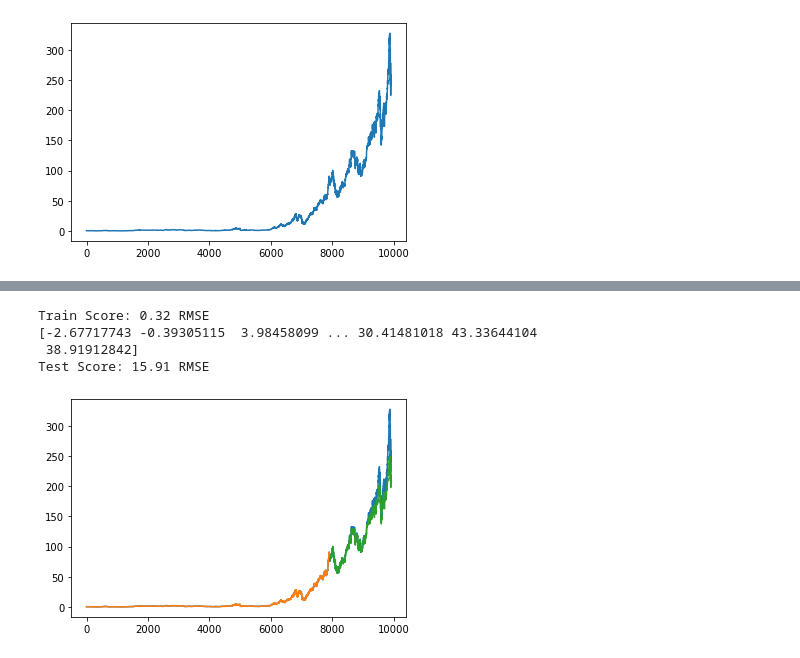
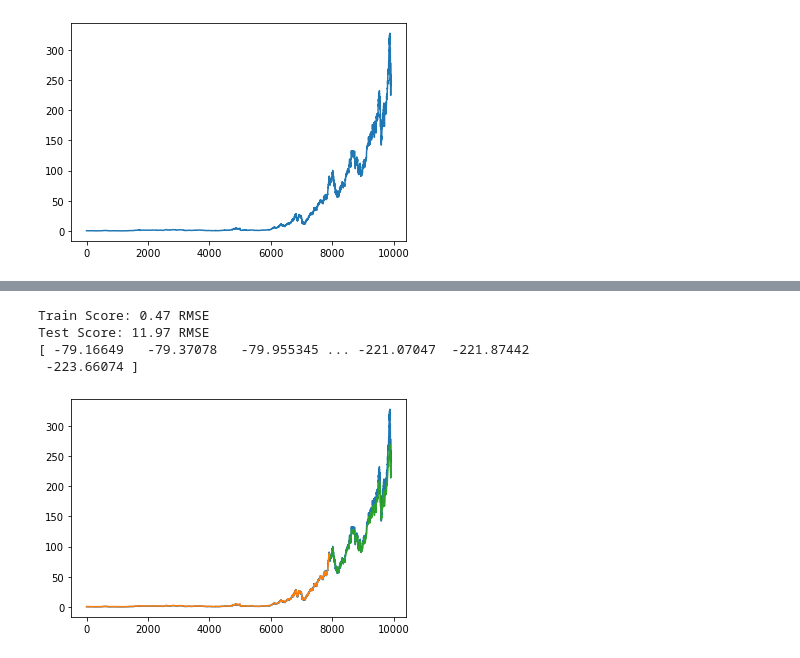
Before and after one commit to callaunchpad/Strategist, a Jupyter notebook: Strategy/LSTM.ipynb, the cells around one changed output, grey strips where cells are left out. Cells and saved outputs as stored; diff of their text form; code cells hidden in the pictures.

```diff
--- a/Strategy/LSTM.ipynb
+++ b/Strategy/LSTM.ipynb
@@ -68,5 +69,5 @@ plt.plot(median_ds(stocks['AAPL']['Close'], 7))
 # %%
-ts = stocks['AAPL']['Close']
+ts = stocks['TSLA']['Close']
 ts = np.array(ts).reshape(-1,1)
 # %%
 scaler = MinMaxScaler(feature_range=(0, 1))
@@ -131,37 +115,41 @@ Epoch 30/30
 <tensorflow.python.keras.callbacks.History at 0x...>
 # %%
-trainPredict = model.predict(trainX)
-testPredict = model.predict(testX)
-# invert predictions
-trainPredict = scaler.inverse_transform(trainPredict)
-trainY = scaler.inverse_transform([trainY])
-testPredict = scaler.inverse_transform(testPredict)
+def rmse(a, b):
+    return math.sqrt(mean_squared_error(a, b))
 
-testY_old = testY
-testY = scaler.inverse_transform([testY_old])
-# calculate root mean squared error
-trainScore = math.sqrt(mean_squared_error(trainY[0], trainPredict[:,0]))
-print('Train Score: %.2f RMSE' % (trainScore))
-testScore = math.sqrt(mean_squared_error(testY[0], testPredict[:,0]))
-
-print(testY[0] - testPredict[:,0])
-print('Test Score: %.2f RMSE' % (testScore))
-# shift train predictions for plotting
-trainPredictPlot = np.empty_like(dataset)
-trainPredictPlot[:, :] = np.nan
-trainPredictPlot[look_back:len(trainPredict)+look_back, :] = trainPredict
-# shift test predictions for plotting
-testPredictPlot = np.empty_like(dataset)
-testPredictPlot[:, :] = np.nan
-testPredictPlot[len(trainPredict)+(look_back*2)+1:len(dataset)-1, :] = testPredict
-# plot baseline and predictions
-plt.plot(scaler.inverse_transform(dataset))
-plt.plot(trainPredictPlot)
-plt.plot(testPredictPlot)
-plt.show()
+def plot_predictions(trainPredict, testPredict, dataset):
+    # shift train predictions for plotting
+    trainPredictPlot = np.empty_like(dataset)
+    trainPredictPlot[:, :] = np.nan
+    trainPredictPlot[look_back:len(trainPredict)+look_back, :] = trainPredict
+    # shift test predictions for plotting
+    testPredictPlot = np.empty_like(dataset)
+    testPredictPlot[:, :] = np.nan
+    testPredictPlot[len(trainPredict)+(look_back*2)+1:len(dataset)-1, :] = testPredict
+    # plot baseline and predictions
+    plt.plot(scaler.inverse_transform(dataset))
+    plt.plot(trainPredictPlot)
+    plt.plot(testPredictPlot)
+    plt.show()
-# %% [output]
-Train Score: 0.32 RMSE
-[-2.67717743 -0.39305115  3.98458099 ... 30.41481018 43.33644104
- 38.91912842]
-Test Score: 15.91 RMSE
-[figure, removed]
+# %%
+trainPredict = scaler.inverse_transform(model.predict(trainX))
+trainTruth = scaler.inverse_transform([trainY])
+
+testPredict = scaler.inverse_transform(model.predict(testX))
+testTruth = scaler.inverse_transform([testY])
+
+
+trainScore = rmse(trainTruth[0], trainPredict[:,0])
+print('Train Score: %.2f RMSE' % (trainScore))
+testScore = rmse(testTruth[0], testPredict[:,0])
+print('Test Score: %.2f RMSE' % (testScore))
+
+print(testY[0] - testPredict[:,0])
+
+plot_predictions(trainPredict, testPredict, dataset)
+# %% [output]
+Train Score: 0.47 RMSE
+Test Score: 11.97 RMSE
+[ -79.16649   -79.37078   -79.955345 ... -221.07047  -221.87442
+ -223.66074 ]
+[figure, added]
```
Also changed, not shown: parts of 10 cells of this notebook, 1 other file.
